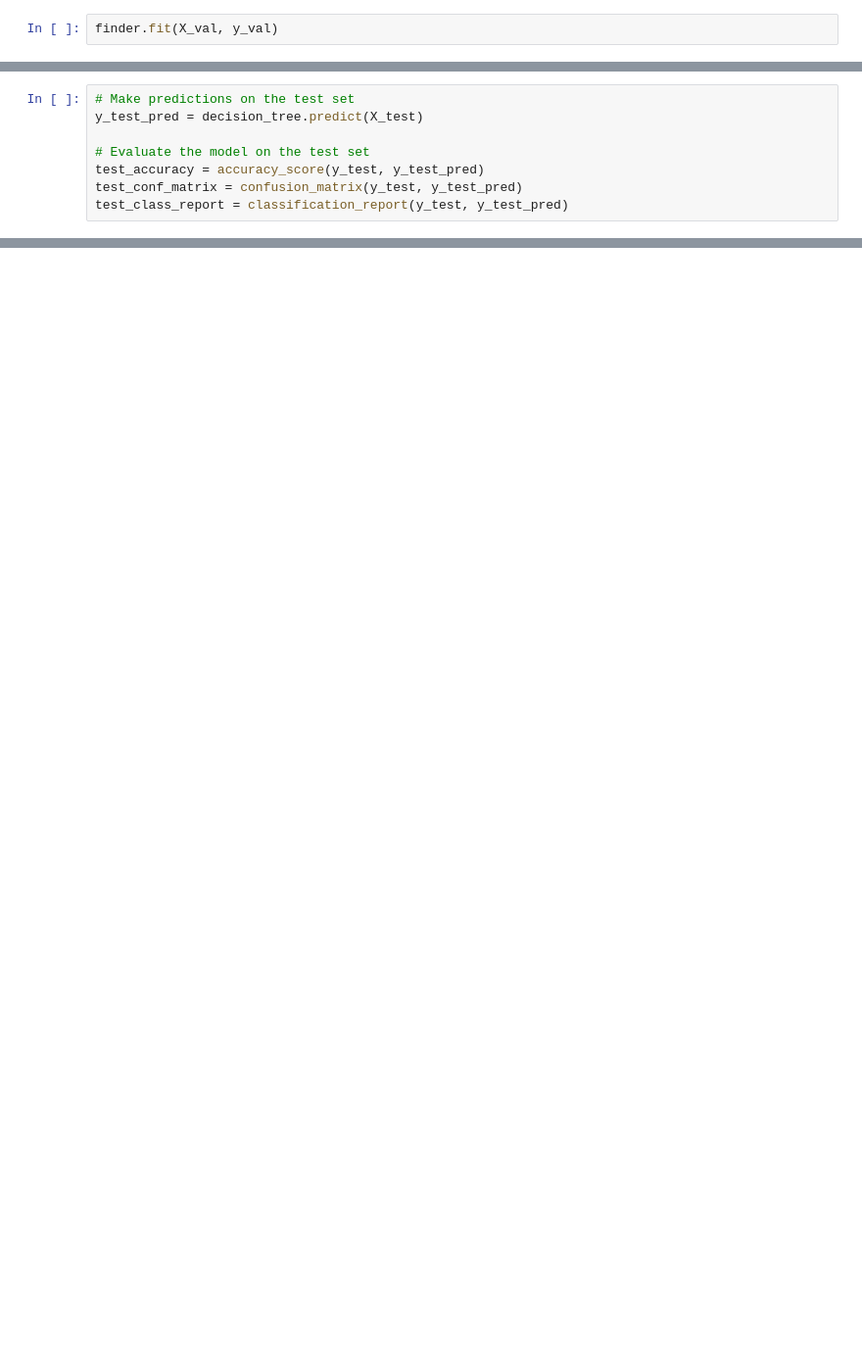
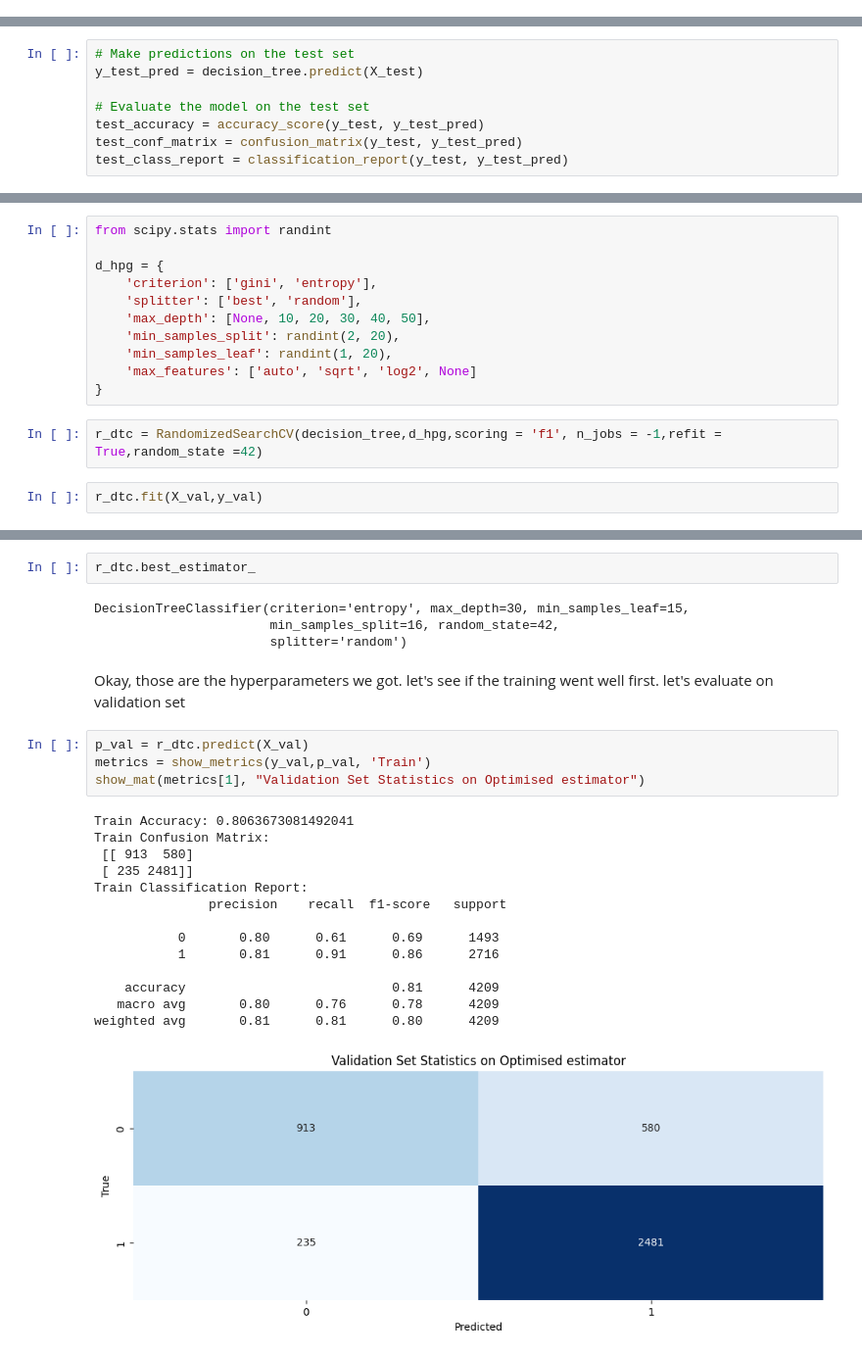
Before and after one commit to tamadNaBrowNie/stintsy_mco, a Jupyter notebook: MCO1 DTC.ipynb, the cells around one changed output, grey strips where cells are left out. Shown: that part at 98% size. Drawn from its saved outputs; the diff is of its cells as text; blank space fills up the shorter version.

```diff
--- a/MCO1 DTC.ipynb
+++ b/MCO1 DTC.ipynb
@@ -297,2 +210,0 @@ finder = GridSearchCV(logreg,hpg,n_jobs = -1,refit = True,scoring = 'f1',error_s
-# %%
-finder.fit(X_val, y_val)
@@ -454,0 +304,15 @@ weighted avg       0.74      0.72      0.73      1316
+# %%
+from scipy.stats import randint
+
+d_hpg = {
+    'criterion': ['gini', 'entropy'],
+    'splitter': ['best', 'random'],
+    'max_depth': [None, 10, 20, 30, 40, 50],
+    'min_samples_split': randint(2, 20),
+    'min_samples_leaf': randint(1, 20),
+    'max_features': ['auto', 'sqrt', 'log2', None]
+}
+# %%
+r_dtc = RandomizedSearchCV(decision_tree,d_hpg,scoring = 'f1', n_jobs = -1,refit = True,random_state =42)
+# %%
+r_dtc.fit(X_val,y_val)
@@ -454,0 +346,27 @@ weighted avg       0.74      0.72      0.73      1316
+# %%
+r_dtc.best_estimator_
+# %% [output]
+DecisionTreeClassifier(criterion='entropy', max_depth=30, min_samples_leaf=15,
+                       min_samples_split=16, random_state=42,
+                       splitter='random')
+# %% [markdown]
+Okay, those are the hyperparameters we got. let's see if the training went well first. let's evaluate on validation set
+# %%
+p_val = r_dtc.predict(X_val)
+metrics = show_metrics(y_val,p_val, 'Train')
+show_mat(metrics[1], "Validation Set Statistics on Optimised estimator")
+# %% [output]
+Train Accuracy: 0.8063673081492041
+Train Confusion Matrix:
+ [[ 913  580]
+ [ 235 2481]]
+Train Classification Report:
+               precision    recall  f1-score   support
+
+           0       0.80      0.61      0.69      1493
+           1       0.81      0.91      0.86      2716
+
+    accuracy                           0.81      4209
+   macro avg       0.80      0.76      0.78      4209
+weighted avg       0.81      0.81      0.80      4209
+[figure, added]
```
Also changed, not shown: parts of 38 cells of this notebook, 1 other file.
